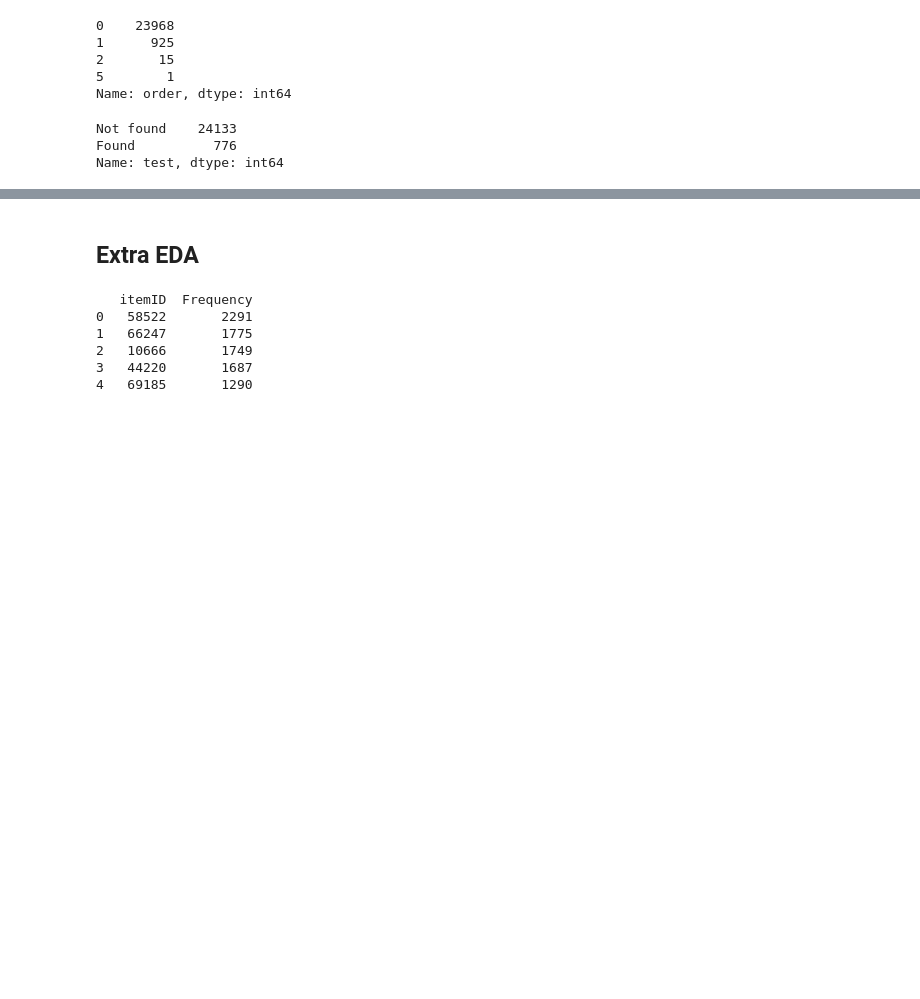
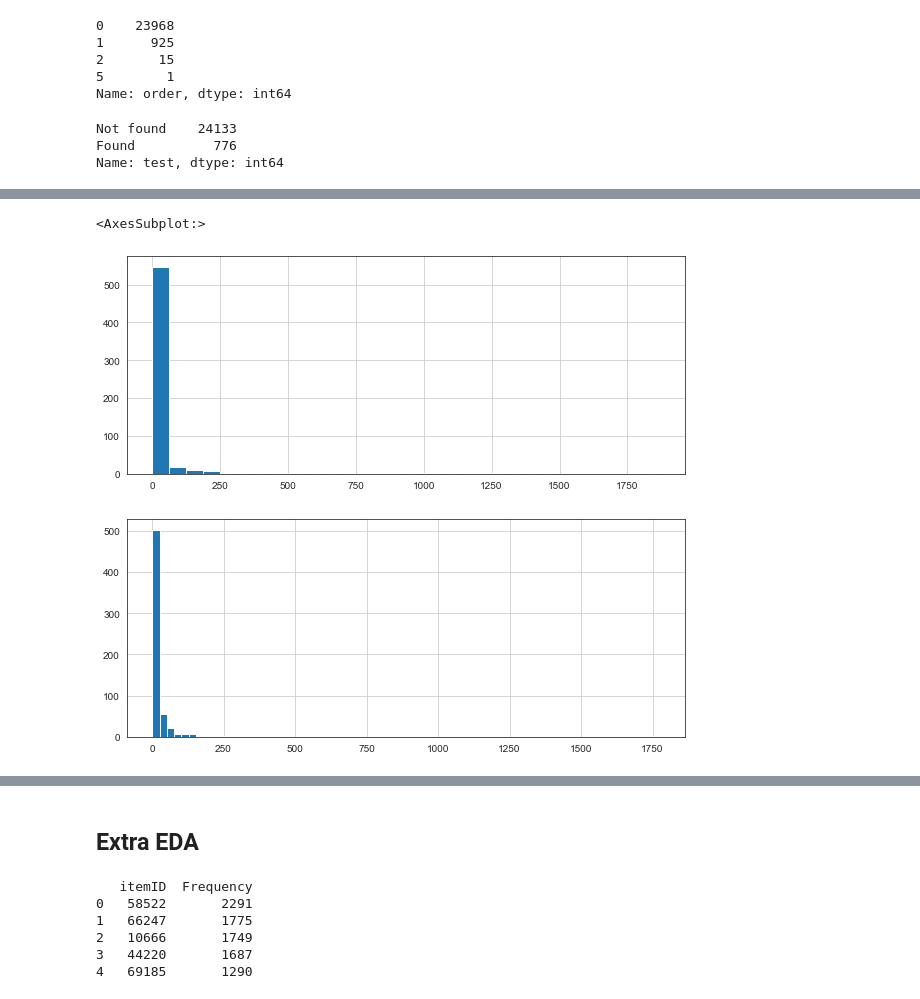
Before and after one commit to SohZongXian/DMC-2021, a Jupyter notebook: DMC script.ipynb, the cells around one changed output, grey strips where cells are left out. Cells and saved outputs as stored; diff of their text form; code cells hidden in the pictures; blank space fills up the shorter version.

```diff
--- a/DMC script.ipynb
+++ b/DMC script.ipynb
@@ -283,0 +425,6 @@ plt.show()
+# %%
+#Mean value for main topic
+main = pd.DataFrame(latest_data.groupby('main topic')['Frequency'].mean().sort_values(ascending=False))
+#Count value for main topic
+main['Counts'] = pd.DataFrame(latest_data.groupby('main topic')['Frequency'].count())
+main
@@ -283,0 +467,10 @@ plt.show()
+# %%
+plt.figure(figsize=(10,4))
+main['Counts'].hist(bins=30)
+
+plt.figure(figsize=(10,4))
+main['Frequency'].hist(bins=70)
+# %% [output]
+<AxesSubplot:>
+[figure, added]
+[figure, added]
```
Also changed, not shown: parts of 20 cells of this notebook.
